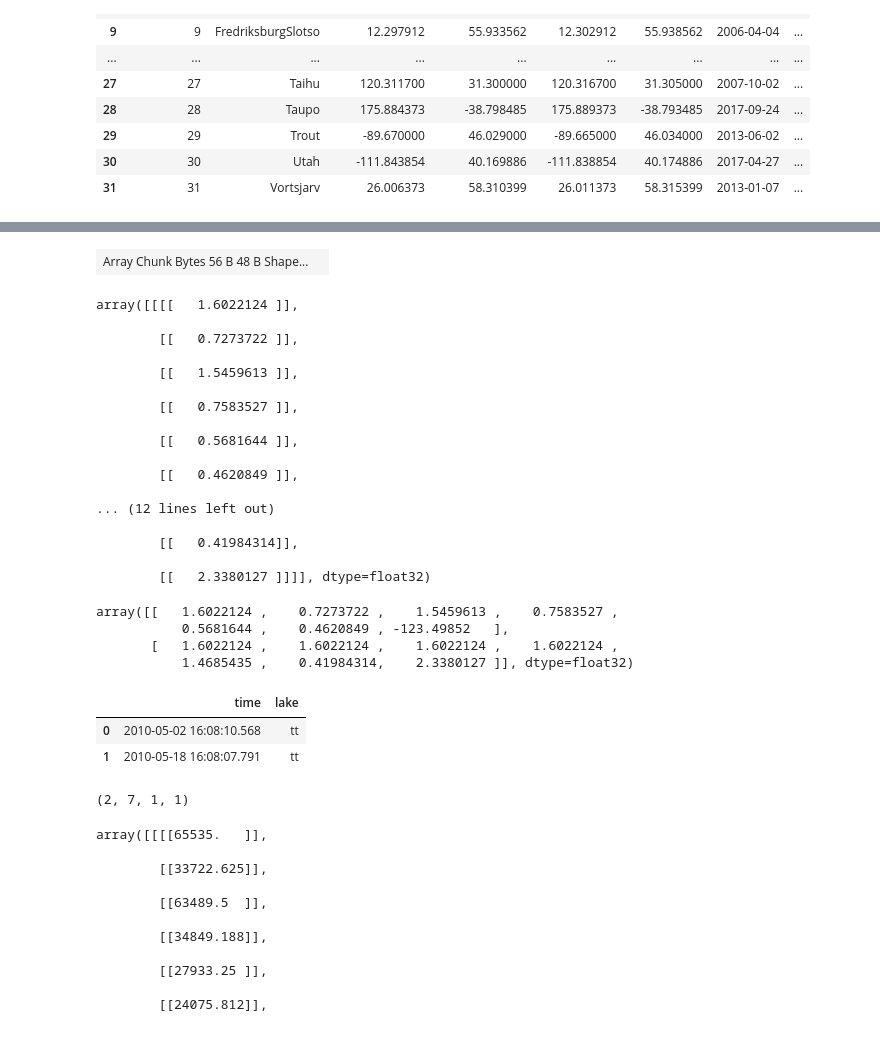
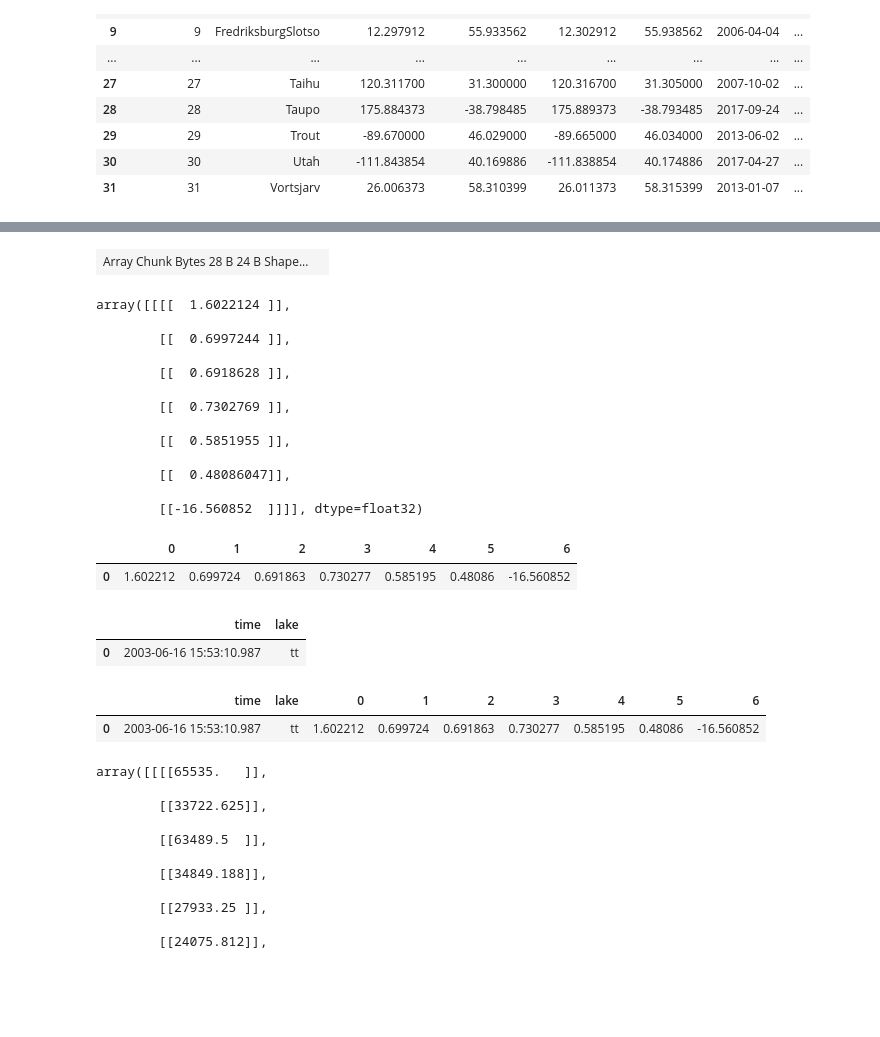
Before and after one commit to shijiarui-rs/colab_sjr_rs_w, a Jupyter notebook: CUBO_TEST_DEMO.ipynb, the cells around one changed output, grey strips where cells are left out. Cells and saved outputs as stored; diff of their text form; code cells hidden in the pictures; blank space fills up the shorter version.

```diff
--- a/CUBO_TEST_DEMO.ipynb
+++ b/CUBO_TEST_DEMO.ipynb
@@ -261,8 +261,8 @@ da_L5 = cubo.create(
   lon=center_lon,
   collection=Landsat_sensor[-1], # ID of the GEE collection Landsat_sensor[0]
   bands=["SR_B1","SR_B2","SR_B3","SR_B4","SR_B5","SR_B7","ST_B6"], # Bands to retrieve
-  start_date=start_time,
-  end_date=end_time, # End date of the cube (remember in GEE this date is not included)
+  start_date='2003-06-01',
+  end_date='2023-06-30', # End date of the cube (remember in GEE this date is not included)
   edge_size=4,
   resolution=30,
   gee=True # Set to True
@@ -303,50 +303,45 @@ last_element_array = result[:, -1, :, :] *0.00341802 + 149.0-273.5 # Extract the
 final_result = da.concatenate([extracted_array, last_element_array[:, None, :, :]], axis=1)
 final_result
 # %% [output]
-| Array Chunk Bytes 56 B 48 B Shape... |  |
+| Array Chunk Bytes 28 B 24 B Shape... |  |
 # %%
 result_dask3 = final_result.compute()
 result_dask3
 # %% [output]
-array([[[[   1.6022124 ]],
+array([[[[  1.6022124 ]],
 
-        [[   0.7273722 ]],
+        [[  0.6997244 ]],
 
-        [[   1.5459613 ]],
+        [[  0.6918628 ]],
 
-        [[   0.7583527 ]],
+        [[  0.7302769 ]],
 
-        [[   0.5681644 ]],
+        [[  0.5851955 ]],
 
-        [[   0.4620849 ]],
+        [[  0.48086047]],
 
-... (12 lines left out)
-
-        [[   0.41984314]],
-
-        [[   2.3380127 ]]]], dtype=float32)
+        [[-16.560852  ]]]], dtype=float32)
 # %%
 result4 = result_dask3.reshape(-1,7)
-df = pd.DataFrame(numpy_array.T)
+df = pd.DataFrame(result4)
+df
 # %% [output]
-array([[   1.6022124 ,    0.7273722 ,    1.5459613 ,    0.7583527 ,
-           0.5681644 ,    0.4620849 , -123.49852   ],
-       [   1.6022124 ,    1.6022124 ,    1.6022124 ,    1.6022124 ,
-           1.4685435 ,    0.41984314,    2.3380127 ]], dtype=float32)
+|  | 0 | 1 | 2 | 3 | 4 | 5 | 6 |
+| 0 | 1.602212 | 0.699724 | 0.691863 | 0.730277 | 0.585195 | 0.48086 | -16.560852 |
 # %%
 tmp_df = pd.DataFrame()
 tmp_df['time'] = da_L5.time.values
 tmp_df['lake'] ='tt'
-tmp_df[]
+tmp_df
 # %% [output]
 |  | time | lake |
-| 0 | 2010-05-02 16:08:10.568 | tt |
-| 1 | 2010-05-18 16:08:07.791 | tt |
+| 0 | 2003-06-16 15:53:10.987 | tt |
-# %%
-result_dask2 =result.compute()
-result_dask2.shape
-# %% [output]
-(2, 7, 1, 1)
+# %%
+result_f = pd.concat([tmp_df, df], axis=1)
+result_f
+# %% [output]
+|  | time | lake | 0 | 1 | 2 | 3 | 4 | 5 | 6 |
+| 0 | 2003-06-16 15:53:10.987 | tt | 1.602212 | 0.699724 | 0.691863 | 0.730277 | 0.585195 | 0.48086 | -16.560852 |
 # %%
 result_dask2
 # %% [output]
```
Also changed, not shown: parts of 1 cell of this notebook.
